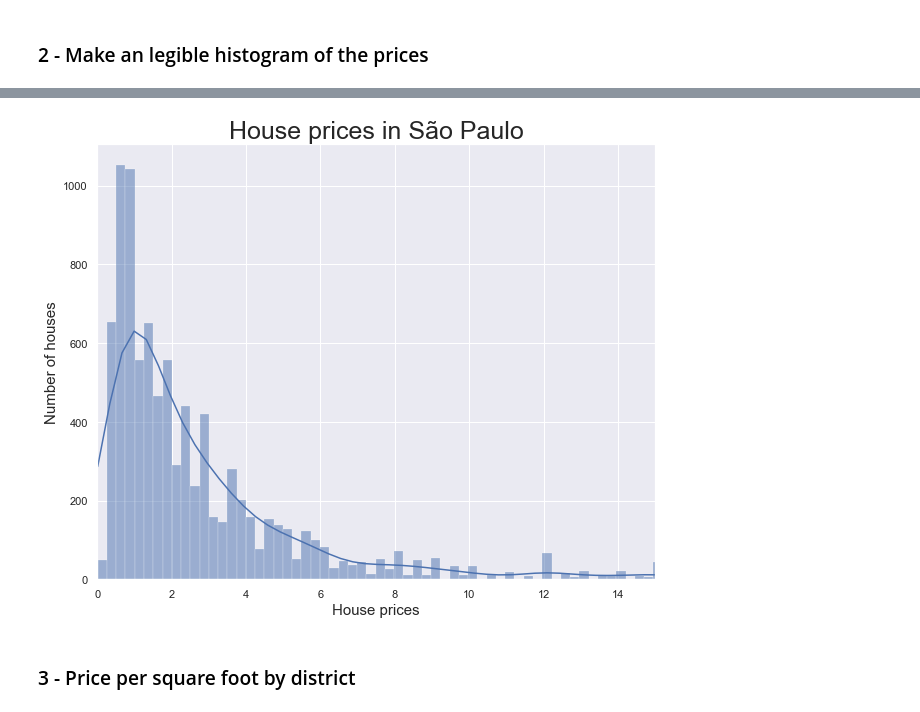
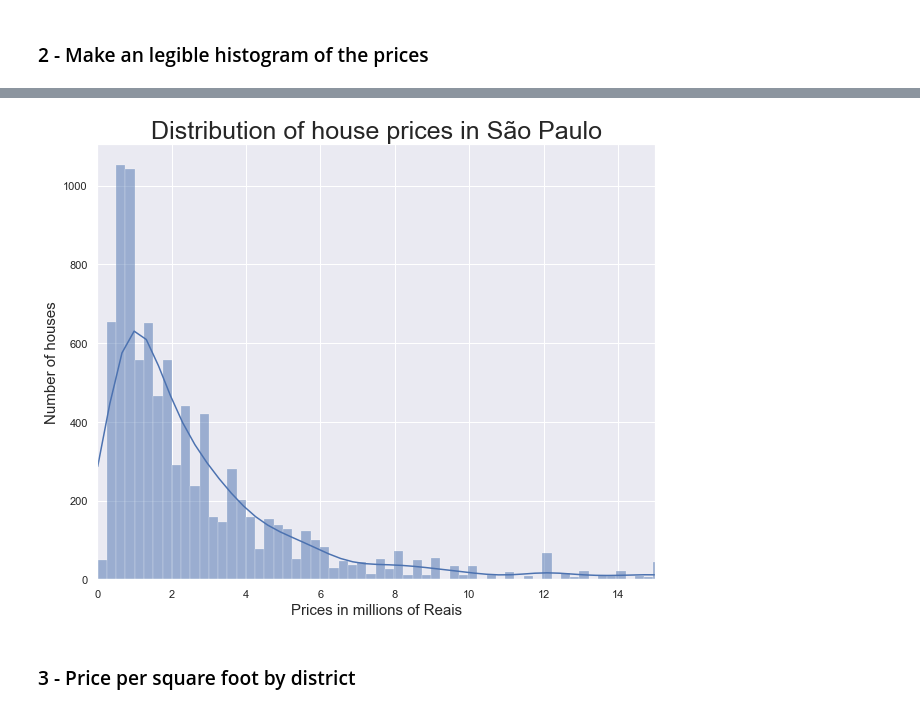
Before and after one commit to andremazzari/Alura-Imersao-Dados-2022, a Jupyter notebook: notebooks/Day2.ipynb, the cells around one changed output, grey strips where cells are left out. Cells and saved outputs as stored; diff of their text form; code cells hidden in the pictures.

```diff
--- a/notebooks/Day2.ipynb
+++ b/notebooks/Day2.ipynb
@@ -182,18 +182,18 @@ df_2['Valor'].hist()
 # %%
 sns.set()
 plt.figure(figsize = (10, 8))
 ax = sns.histplot(data = df_2['Valor'], kde = True, line_kws = {'color':'orange'})
 #Set histogram title
-ax.set_title("House prices in São Paulo", fontsize = 25)
+ax.set_title("Distribution of house prices in São Paulo", fontsize = 25)
 #Consider prices until 15 million.
 plt.xlim(0, 15)
 #Set axis names
-plt.xlabel('House prices', fontsize = 15)
+plt.xlabel('Prices in millions of Reais', fontsize = 15)
 plt.ylabel("Number of houses", fontsize = 15)
 
 plt.show()
 # %% [output]
-[figure, old version]
+[figure, new version]
 # %% [markdown]
 ### 3 - Price per square foot by district
 # %%
```
Also changed, not shown: parts of 1 cell of this notebook, 8 other files.
